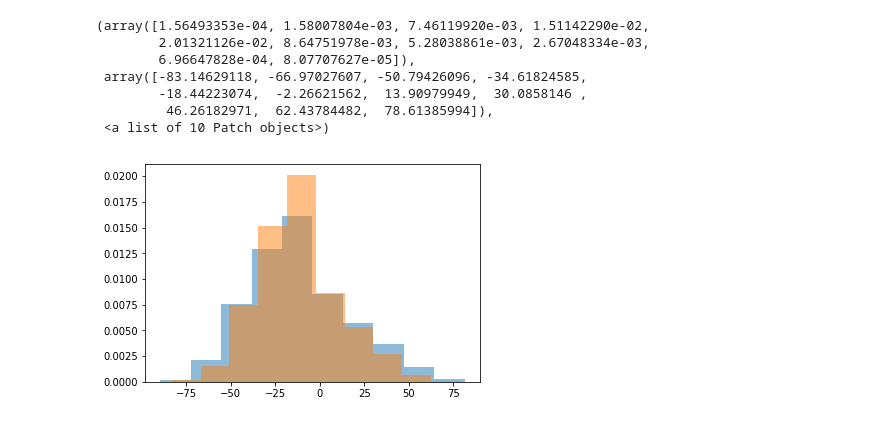
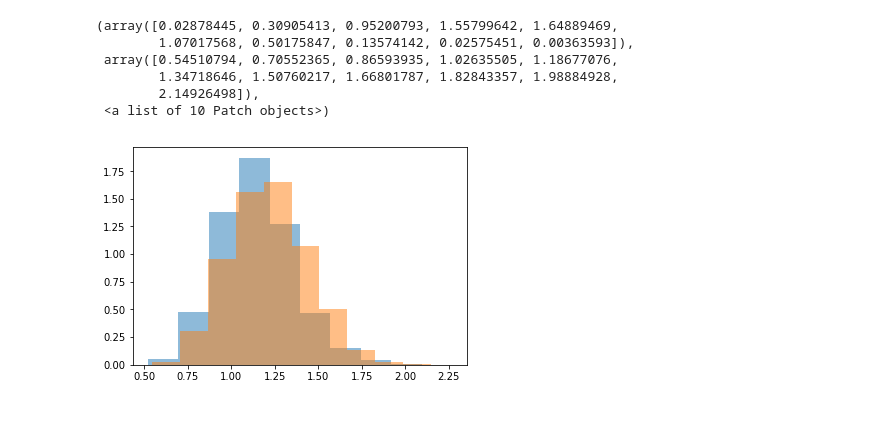
Before and after one commit to isabellafaccone/aquabytePersonal, a Jupyter notebook: bryton/biomass/Optical Sampling Bias.ipynb, the cells around one changed output. Drawn from its saved outputs; the diff is of its cells as text; code cells hidden in the pictures.

```diff
--- a/bryton/biomass/Optical Sampling Bias.ipynb
+++ b/bryton/biomass/Optical Sampling Bias.ipynb
@@ -213,4 +213,7 @@ from filter_optimization.filter_optimization_task import extract_biomass_data
 
 # vdf = extract_biomass_data(60, '2020-07-01', '2020-09-15', 0.01)
 # df = extract_biomass_data(108, '2020-05-01', '2020-06-01', 0.01)
-ddf = extract_biomass_data(145, '2021-01-15', '2021-02-15', 0.01)
+# ddf = extract_biomass_data(145, '2021-01-15', '2021-02-15', 0.01)
+# ddf = extract_biomass_data(167, '2021-03-15', '2021-04-09', 0.95)
+# vdf = extract_biomass_data(167, '2021-02-01', '2021-04-09', 0.95)
+vdf = extract_biomass_data(171, '2020-12-01', '2020-12-31', 0)
@@ -217,10 +281,13 @@ ddf = extract_biomass_data(145, '2021-01-15', '2021-02-15', 0.01)
 # %%
 df = df[~df.applymap(lambda x: x is None)['annotation']]
 # %%
+import math
 from research.weight_estimation.keypoint_utils.optics import euclidean_distance, pixel2world, depth_from_disp, convert_to_world_point
 
 lengths = []
 depths = []
+thetas = []
+phis = []
 
 for idx, row in vdf.iterrows():
     ann, cm = row.annotation, row.camera_metadata
@@ -229,8 +296,20 @@ for idx, row in vdf.iterrows():
     depths.append(depth)
     lengths.append(np.linalg.norm(wkps['UPPER_LIP'] - wkps['TAIL_NOTCH']))
 
+    vector = wkps['PECTORAL_FIN'] - wkps['ANAL_FIN']
+    x, y, z = vector / np.linalg.norm(vector)
+
+    theta = math.atan(y / x) * np.sign(y)
+    phi = math.acos(z)
+    dtheta = math.degrees(theta)
+    dphi = 90 - math.degrees(phi)
+    thetas.append(dtheta)
+    phis.append(dphi)
+
 vdf['depth'] = depths
 vdf['length'] = lengths
+vdf['theta'] = thetas
+vdf['phi'] = phis
 # %%
 import math
 from research.weight_estimation.keypoint_utils.optics import euclidean_distance, pixel2world, depth_from_disp, convert_to_world_point
@@ -661,25 +991,24 @@ plt.scatter(x2, y2, color = 'red')
 # %%
-mask = (ddf.akpd_score > 0.95) & (ddf.date > '2021-01-20') & (ddf.date <= '2021-02-05')
+mask = (ddf.akpd_score > 0.95) & (ddf.date <= '2021-02-20')
 
 x = ddf[mask]['depth']
-y = ddf[mask]['theta']
+y = ddf[mask]['phi']
 
-mask2 = (ddf.akpd_score > 0.95) & (ddf.date > '2021-02-05') & (ddf.date <= '2021-02-15')
+mask2 = (ddf.akpd_score > 0.95) & (ddf.date > '2021-02-20')
 
 x2 = ddf[mask2]['depth']
-y2 = ddf[mask2]['theta']
+y2 = ddf[mask2]['phi']
 
 # plt.scatter(x, y)
-# plt.scatter(x2, y2, color = 'red')
+# plt.scatter(x2 * 1.1, y2, color = 'red')
 
-plt.hist(y, alpha = 0.5, density = True)
-plt.hist(y2, alpha = 0.5, density = True)
+plt.hist(x, alpha = 0.5, density = True)
+plt.hist(x2, alpha = 0.5, density = True)
 # %% [output]
-(array([1.56493353e-04, 1.58007804e-03, 7.46119920e-03, 1.51142290e-02,
-        2.01321126e-02, 8.64751978e-03, 5.28038861e-03, 2.67048334e-03,
-        6.96647828e-04, 8.07707627e-05]),
- array([-83.14629118, -66.97027607, -50.79426096, -34.61824585,
-        -18.44223074,  -2.26621562,  13.90979949,  30.0858146 ,
-         46.26182971,  62.43784482,  78.61385994]),
+(array([0.02878445, 0.30905413, 0.95200793, 1.55799642, 1.64889469,
+        1.07017568, 0.50175847, 0.13574142, 0.02575451, 0.00363593]),
+ array([0.54510794, 0.70552365, 0.86593935, 1.02635505, 1.18677076,
+        1.34718646, 1.50760217, 1.66801787, 1.82843357, 1.98884928,
+        2.14926498]),
  <a list of 10 Patch objects>)
-[figure, old version]
+[figure, new version]
```
Also changed, not shown: parts of 33 cells of this notebook, 15 other files.
